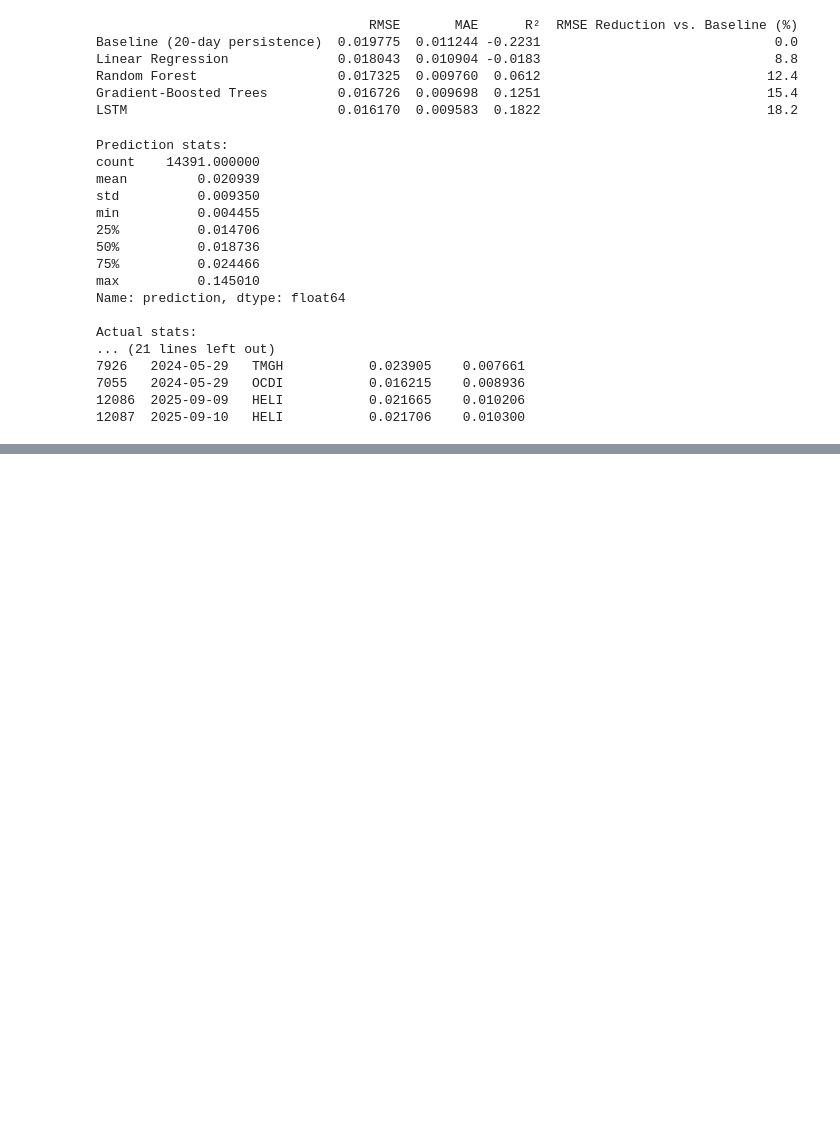
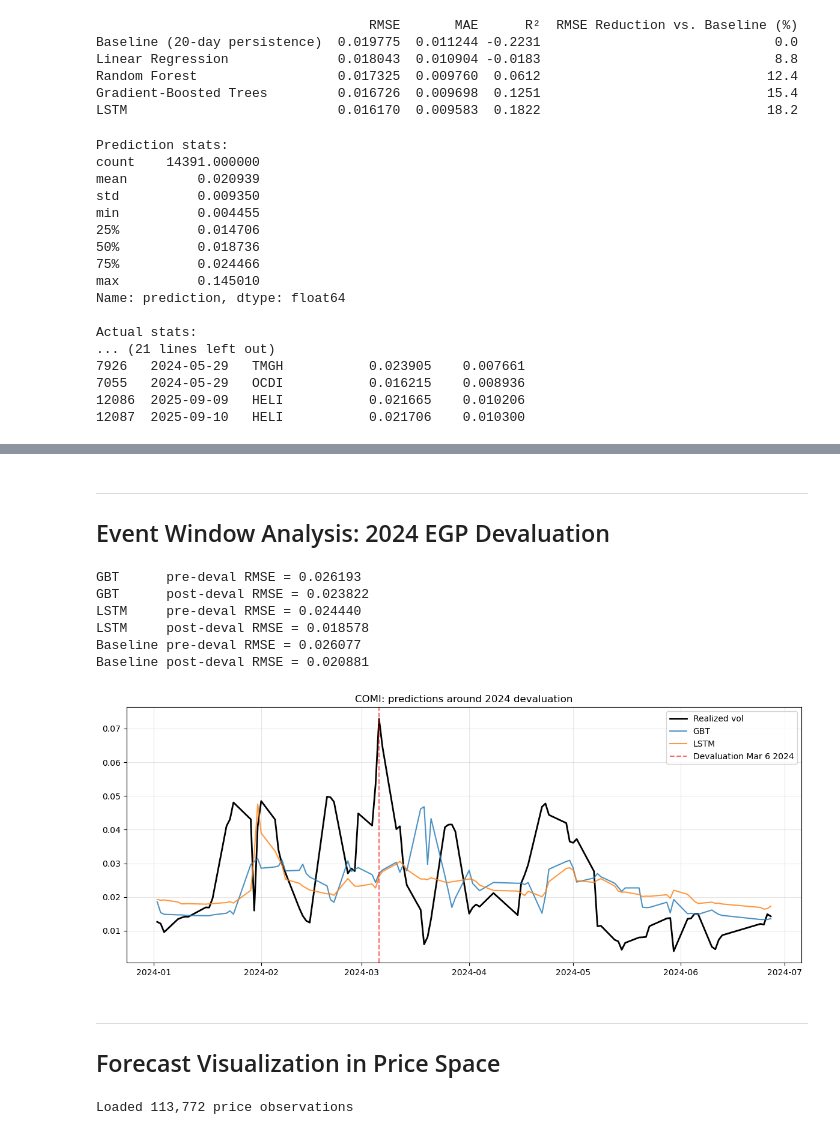
Before and after one commit to Marwan-Ghazal/EGX-Stock-Analysis-with-Spark, a Jupyter notebook: models.ipynb, the cells around one changed output, grey strips where cells are left out. Drawn from its saved outputs; the diff is of its cells as text; code cells hidden in the pictures; blank space fills up the shorter version.

```diff
--- a/models.ipynb
+++ b/models.ipynb
@@ -440,0 +487,68 @@ Actual stats:
+# %% [markdown]
+---
+## Event Window Analysis: 2024 EGP Devaluation
+# %%
+import matplotlib.dates as mdates
+
+DEVAL_DATE = pd.Timestamp("2024-03-06")
+WINDOW = 30
+before = (DEVAL_DATE - pd.Timedelta(days=WINDOW), DEVAL_DATE - pd.Timedelta(days=1))
+after  = (DEVAL_DATE, DEVAL_DATE + pd.Timedelta(days=WINDOW))
+
+def window_rmse(df, true_col, pred_col, dates):
+    sub = df[(df["date"] >= dates[0]) & (df["date"] <= dates[1])]
+    if len(sub) == 0: return float("nan")
+    return math.sqrt(((sub[true_col] - sub[pred_col]) ** 2).mean())
+
+gbt_pdf["date"] = pd.to_datetime(gbt_pdf["date"])
+lstm_test_pdf["date"] = pd.to_datetime(lstm_test_pdf["date"])
+baseline_pdf["date"] = pd.to_datetime(baseline_pdf["date"])
+
+print(f"GBT      pre-deval RMSE = {window_rmse(gbt_pdf, TARGET, 'prediction', before):.6f}")
+print(f"GBT      post-deval RMSE = {window_rmse(gbt_pdf, TARGET, 'prediction', after):.6f}")
+print(f"LSTM     pre-deval RMSE = {window_rmse(lstm_test_pdf, 'y_true', 'y_pred', before):.6f}")
+print(f"LSTM     post-deval RMSE = {window_rmse(lstm_test_pdf, 'y_true', 'y_pred', after):.6f}")
+print(f"Baseline pre-deval RMSE = {window_rmse(baseline_pdf, TARGET, 'baseline_pred', before):.6f}")
+print(f"Baseline post-deval RMSE = {window_rmse(baseline_pdf, TARGET, 'baseline_pred', after):.6f}")
+
+demo = "COMI"
+p1 = gbt_pdf[(gbt_pdf["ticker"] == demo) & (gbt_pdf["date"] >= "2024-01-01") & (gbt_pdf["date"] <= "2024-06-30")].sort_values("date")
+p2 = lstm_test_pdf[(lstm_test_pdf["ticker"] == demo) & (lstm_test_pdf["date"] >= "2024-01-01") & (lstm_test_pdf["date"] <= "2024-06-30")].sort_values("date")
+
+fig, ax = plt.subplots(figsize=(12, 5))
+ax.plot(p1["date"], p1[TARGET], "k-", label="Realized vol", linewidth=2)
+ax.plot(p1["date"], p1["prediction"], label="GBT", alpha=0.8)
+ax.plot(p2["date"], p2["y_pred"], label="LSTM", alpha=0.8)
+ax.axvline(DEVAL_DATE, color="red", linestyle="--", alpha=0.6, label="Devaluation Mar 6 2024")
+ax.set_title(f"{demo}: predictions around 2024 devaluation")
+ax.legend(); ax.grid(alpha=0.3)
+plt.tight_layout()
+plt.savefig(f"{LOCAL_FIGS}/fig_devaluation_event.png", dpi=150, bbox_inches="tight")
+plt.show()
+# %% [output]
+GBT      pre-deval RMSE = 0.026193
+GBT      post-deval RMSE = 0.023822
+LSTM     pre-deval RMSE = 0.024440
+LSTM     post-deval RMSE = 0.018578
+Baseline pre-deval RMSE = 0.026077
+Baseline post-deval RMSE = 0.020881
+[figure, added]
+# %% [markdown]
+---
+## Forecast Visualization in Price Space
+# %%
+prices = (spark.read.parquet(HDFS_CLEAN)
+           .filter(F.col("asset_class") == "equity")
+           .select("ticker", "date", "price").toPandas())
+prices["date"] = pd.to_datetime(prices["date"])
+print(f"Loaded {len(prices):,} price observations")
+
+Z80 = 1.2816
+HISTORY_DAYS = 30
+
+def project_cone(p0, sigma, n_days, z=Z80):
+    k = np.arange(1, n_days + 1)
+    factor = z * sigma * np.sqrt(k)
+    return k, p0 * np.exp(-factor), p0 * np.exp(+factor)
+# %% [output]
+Loaded 113,772 price observations
```
Also changed, not shown: parts of 16 cells of this notebook.
